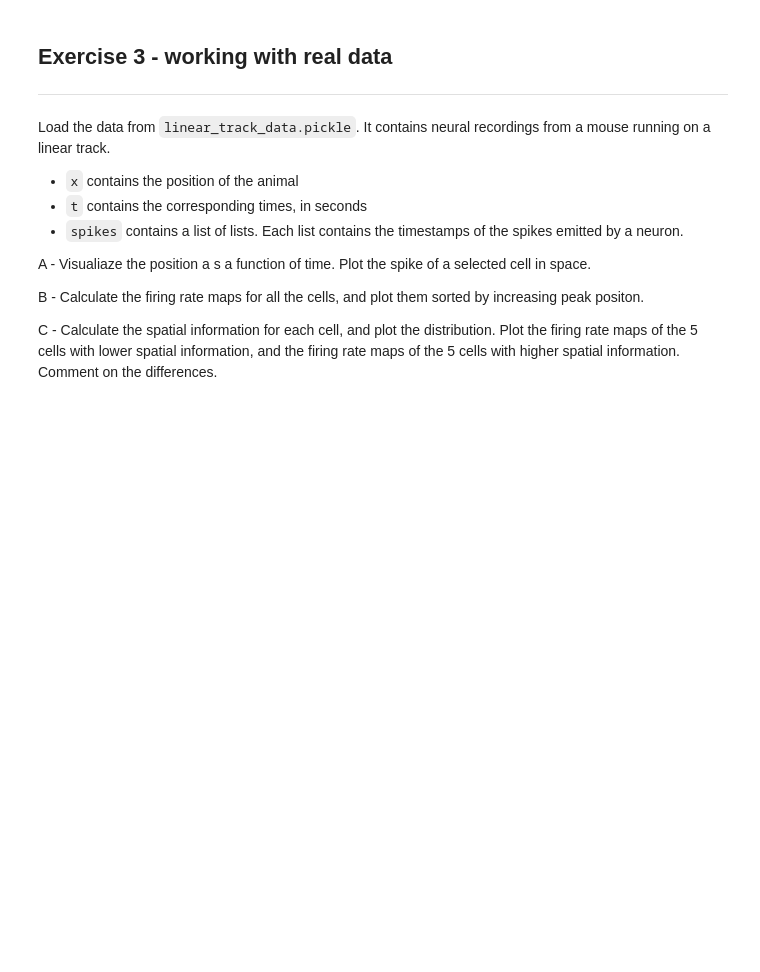
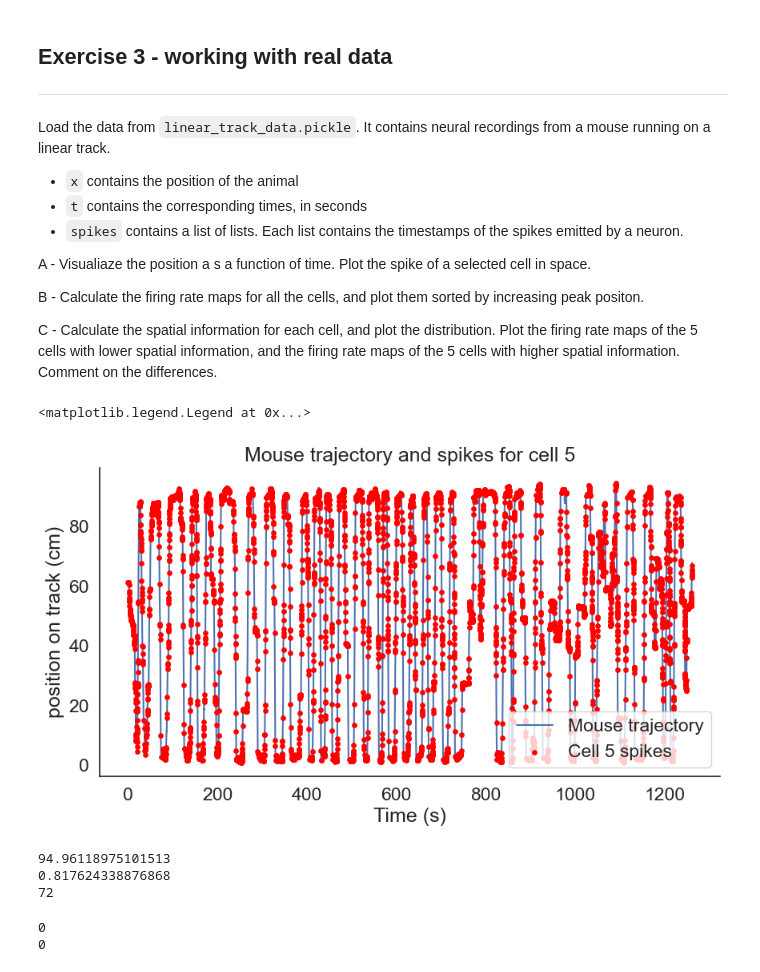
Before and after one commit to lbroekema/neuro-analysis, a Jupyter notebook: exercises_tuningcurves.ipynb, the cells around one changed output. Saved outputs shown, nothing was run; the diff lists cells and outputs as text; code cells hidden in the pictures; blank space fills up the shorter version.

```diff
--- a/exercises_tuningcurves.ipynb
+++ b/exercises_tuningcurves.ipynb
@@ -768,3 +779,42 @@ A - Visualiaze the position a s a function of time. Plot the spike of a selected
 B - Calculate the firing rate maps for all the cells, and plot them sorted by increasing peak positon.
 
 C - Calculate the spatial information for each cell, and plot the distribution. Plot the firing rate maps of the 5 cells with lower spatial information, and the firing rate maps of the 5 cells with higher spatial information. Comment on the differences.
+# %%
+#3A
+#import the data and give names to the variables in the data
+with open('data/linear_track_data.pickle', 'rb') as handle:
+    data = pickle.load(handle)
+
+position = data["x"]
+time = data["t"]
+spike_times_real = data["spikes"]
+
+cell_id = 5
+cell_spikes = spike_times_real[cell_id]
+spike_positions = np.interp(cell_spikes, time, position)
+
+
+
+# Plot of the position of the mouse as a fucntion of time
+plt.figure(figsize=(10,5))
+plt.plot(time, position,label='Mouse trajectory')
+plt.xlabel('Time (s)')
+plt.ylabel('position on track (cm)')
+plt.scatter(cell_spikes, spike_positions, color='red', label=f'Cell {cell_id} spikes', s=15, zorder=5)
+plt.title(f'Mouse trajectory and spikes for cell {cell_id}')
+plt.legend(loc='lower right')
+# %% [output]
+<matplotlib.legend.Legend at 0x...>
+[figure, added]
+# %%
+print(np.max(position))
+print(np.min(position))
+
+n_cells = len(spike_times_real)
+
+space_bins = np.arange(0., 96., 1.)
+print(n_cells)
+# %% [output]
+94.96118975101513
+0.817624338876868
+72
@@ -770,0 +839,6 @@ C - Calculate the spatial information for each cell, and plot the distribution.
+# %%
+print(np.sum(occupancy == 0))
+print(np.sum(np.isnan(occupancy))) # in both cases it is 0 so dont have to account for this
+# %% [output]
+0
+0
```
Also changed, not shown: parts of 20 cells of this notebook.
